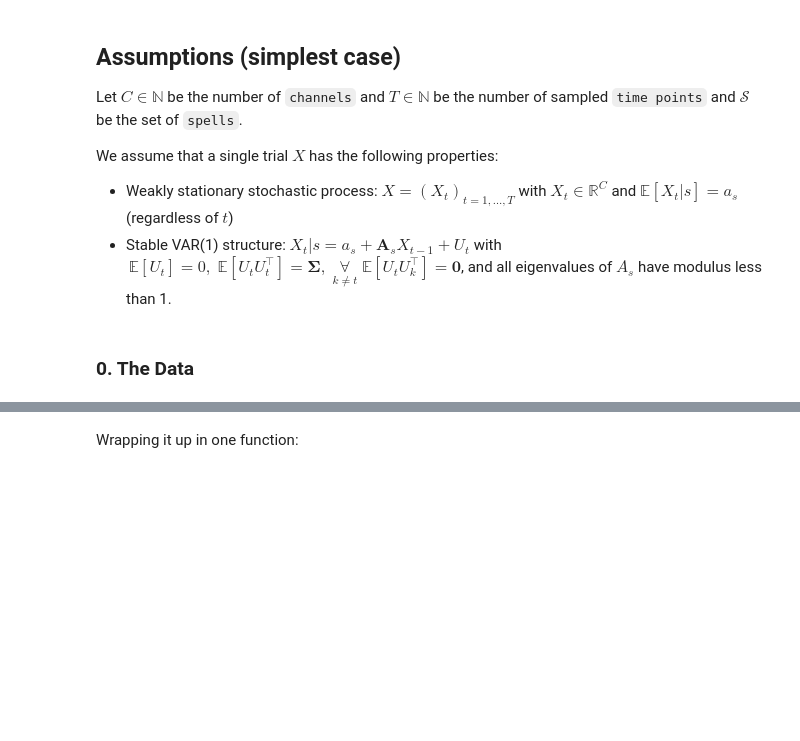
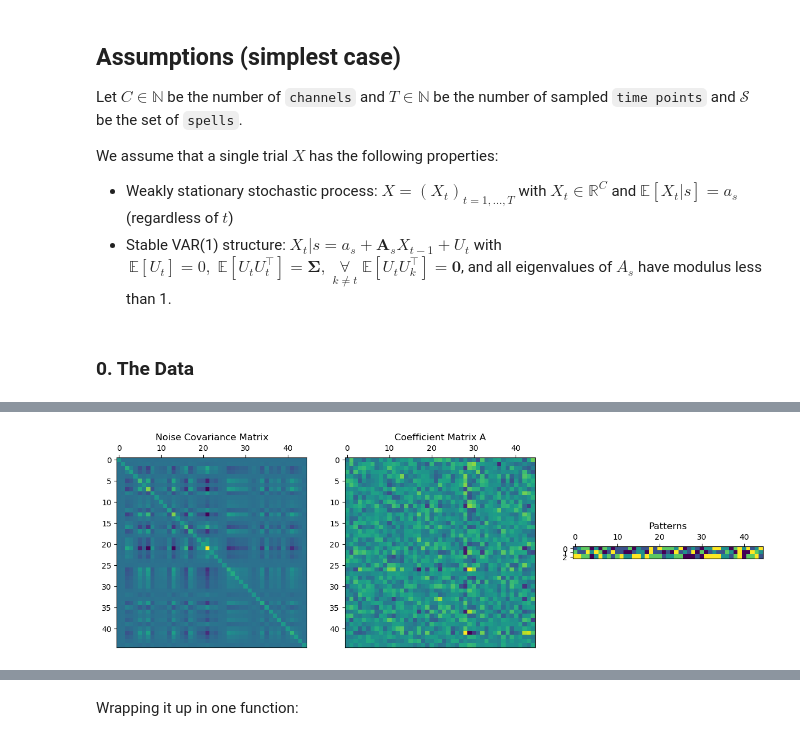
Before and after one commit to adkipnis/compositional-inference-experiment, a Jupyter notebook: simulation-test/spell-decoder.ipynb, the cells around one changed output, grey strips where cells are left out. Saved outputs shown, nothing was run; the diff lists cells and outputs as text; code cells hidden in the pictures; blank space fills up the shorter version.

```diff
--- a/simulation-test/spell-decoder.ipynb
+++ b/simulation-test/spell-decoder.ipynb
@@ -63,32 +22,0 @@ plotMat(As[0], "Coefficient Matrix A")
-# %%
-def genVAR(nChan: int, nSamples: int, mu: np.ndarray, sigma: np.ndarray, A: np.ndarray, irf: np.ndarray) -> np.ndarray:
-    x = np.zeros((nChan, nSamples))
-    x += np.outer(mu, irf)
-    noise = np.random.multivariate_normal(np.zeros(nChan), sigma, size=nSamples).T
-    x[:,0] += noise[:,0]
-    for t in range(1, nSamples):
-        x[:,t] += A @ x[:,t-1] + noise[:,t]
-    return x
-
-def plotSomeChannels(x: np.ndarray, nPlots:int, nChan: int, nSamples: int) -> None:
-    channels = sorted(np.random.choice(nChan, size=nPlots, replace=False))
-    plt.figure(figsize=(20,10))
-    plt.suptitle("Simulated Single Trial", fontsize=20)
-    t = np.linspace(0, 15, nSamples)
-
-    for i, c in enumerate(channels):
-        plt.subplot(5, 1, i+1)
-        plt.plot(t, x[c,:])
-        plt.title(f"Channel {c}")
-        plt.xlabel("Time (s)")
-        plt.ylabel("Field (nT)")
-        plt.xlim([0, nSeconds])
-        plt.ylim([np.min(x[channels,:]), np.max(x[channels,:])])
-        plt.plot(t, np.ones(nSamples) * [0], color='grey', linestyle='--')
-        plt.subplots_adjust(hspace=1.)
-
-_, irf = scipy.signal.impulse(([1.0], [1.0, 2.0, 2.0]), N=nSamples)
-plt.plot(np.linspace(0, 15, nSamples), irf)
-plt.title("Impulse Response Function", fontsize=12, y=1.02)
-x = genVAR(nChan, nSamples, mus[0], sigma, As[0], irf)
-plotSomeChannels(x, 3, nChan, nSamples)
@@ -97,0 +281,9 @@ plotSomeChannels(x, 3, nChan, nSamples)
+# %%
+sim.initVAR(covarianceFactor=0.5, nSecondsIrf=5)
+
+fig, axs = plt.subplots(1, 3, figsize=(15, 5))
+sim.plotMat(axs[0], sim.sigma, 'Noise Covariance Matrix')
+sim.plotMat(axs[1], sim.A, 'Coefficient Matrix A')
+sim.plotMat(axs[2], sim.mus, 'Patterns', arrange=True)
+# %% [output]
+[figure, added]
```
Also changed, not shown: parts of 23 cells of this notebook.
